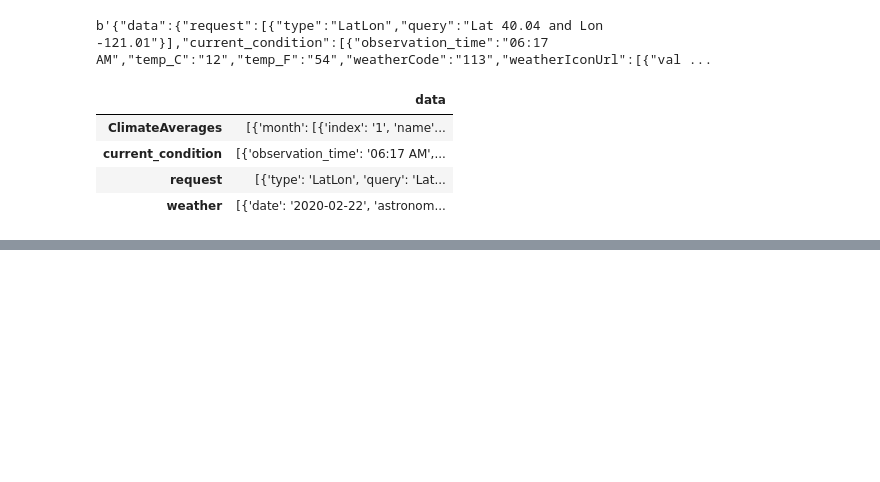
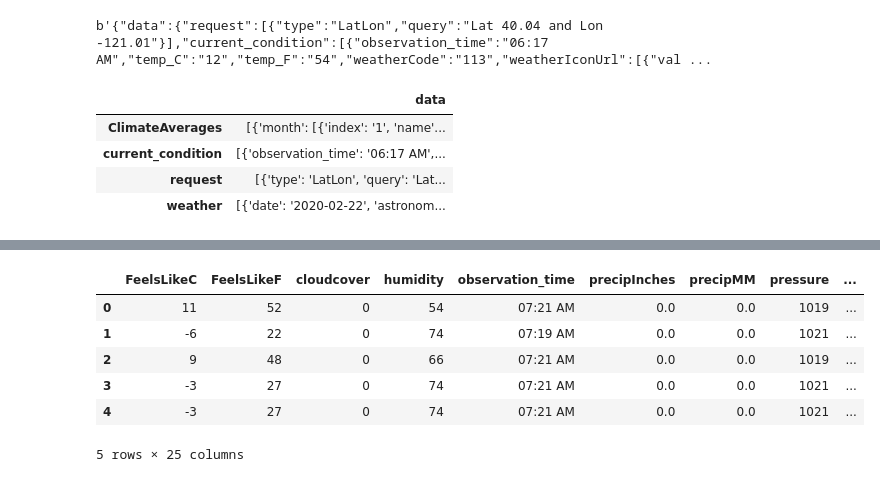
Before and after one commit to collegedayss/BushFires, a Jupyter notebook: GATech Hackathon.ipynb, the cells around one changed output, grey strips where cells are left out. Saved outputs shown, nothing was run; the diff lists cells and outputs as text; code cells hidden in the pictures; blank space fills up the shorter version.

```diff
--- a/GATech Hackathon.ipynb
+++ b/GATech Hackathon.ipynb
@@ -189,0 +229,2 @@ http://api.worldweatheronline.com/premium/v1/weather.ashx?key=74cb0776a68549e6a1
+# %%
+df_s7 = pd.concat(x)
@@ -189,0 +278,3 @@ http://api.worldweatheronline.com/premium/v1/weather.ashx?key=74cb0776a68549e6a1
+# %%
+df_s7['Longitude'] = df_s7["query"].apply(lambda x: x.split(" ")[4])
+#df['Latitude'] = str(df_s7["query"]).split(" ")[2]
@@ -189,0 +294,10 @@ http://api.worldweatheronline.com/premium/v1/weather.ashx?key=74cb0776a68549e6a1
+# %%
+newest_df.head()
+# %% [output]
+|  | FeelsLikeC | FeelsLikeF | cloudcover | humidity | observation_time | precipInches | precipMM | pressure | ... |
+| 0 | 11 | 52 | 0 | 54 | 07:21 AM | 0.0 | 0.0 | 1019 | ... |
+| 1 | -6 | 22 | 0 | 74 | 07:19 AM | 0.0 | 0.0 | 1021 | ... |
+| 2 | 9 | 48 | 0 | 66 | 07:21 AM | 0.0 | 0.0 | 1019 | ... |
+| 3 | -3 | 27 | 0 | 74 | 07:21 AM | 0.0 | 0.0 | 1021 | ... |
+| 4 | -3 | 27 | 0 | 74 | 07:21 AM | 0.0 | 0.0 | 1021 | ... |
+5 rows × 25 columns
```
Also changed, not shown: parts of 57 cells of this notebook.
